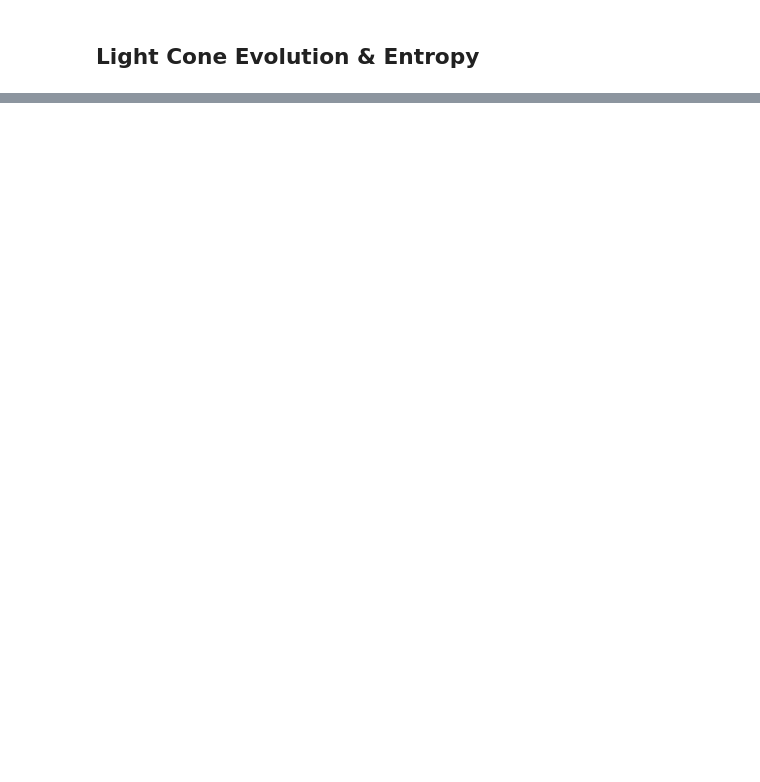
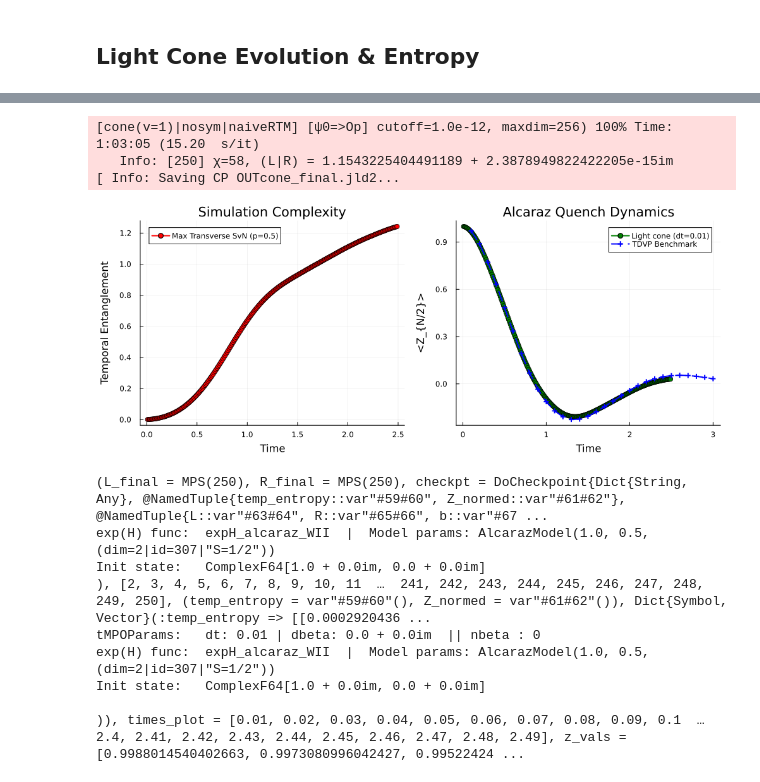
Before and after one commit to jmarquezol/QuantumMaster, a Jupyter notebook: master_thesis/2_test_MPO.ipynb, the cells around one changed output, grey strips where cells are left out. Saved outputs shown, nothing was run; the diff lists cells and outputs as text; code cells hidden in the pictures; blank space fills up the shorter version.

```diff
--- a/master_thesis/2_test_MPO.ipynb
+++ b/master_thesis/2_test_MPO.ipynb
@@ -963,22 +200,0 @@ end
-# %%
-# Plotting
-
-p_plot = plot(
-    title="Alcaraz Dynamics: Integrable vs Chaotic",
-    xlabel="Time (T)",
-    ylabel="<Z> at center",
-    legend=:topright,
-    grid=true
-)
-
-for (idx, p) in enumerate(p_values)
-    plot!(p_plot, global_times, results_Z[p],
-        label=labels[idx],
-        lw=2,
-        color=colors[idx],
-        markershape=markers[idx],
-        markerindices=1:10:length(global_times)
-    )
-end
-
-display(p_plot)
@@ -1227,0 +285,24 @@ display(p_plot)
+# %%
+mpo_generator = expH_alcaraz_WII # not optimised version
+
+results = run_light_cone_evol(
+    mpo_generator;
+    dt = 0.01,
+    p = 0.5,
+    times_tdvp = times_tdvp,
+    z_tdvp = z_tdvp
+)
+# %% [output]
+[cone(v=1)|nosym|naiveRTM] [ψ0=>Op] cutoff=1.0e-12, maxdim=256) 100% Time: 1:03:05 (15.20  s/it)
+   Info: [250] χ=58, (L|R) = 1.1543225404491189 + 2.3878949822422205e-15im
+[ Info: Saving CP OUTcone_final.jld2...
+[figure, added]
+(L_final = MPS(250), R_final = MPS(250), checkpt = DoCheckpoint{Dict{String, Any}, @NamedTuple{temp_entropy::var"#59#60", Z_normed::var"#61#62"}, @NamedTuple{L::var"#63#64", R::var"#65#66", b::var"#67 ...
+exp(H) func:  expH_alcaraz_WII  |  Model params: AlcarazModel(1.0, 0.5, (dim=2|id=307|"S=1/2"))
+Init state:   ComplexF64[1.0 + 0.0im, 0.0 + 0.0im]
+), [2, 3, 4, 5, 6, 7, 8, 9, 10, 11  …  241, 242, 243, 244, 245, 246, 247, 248, 249, 250], (temp_entropy = var"#59#60"(), Z_normed = var"#61#62"()), Dict{Symbol, Vector}(:temp_entropy => [[0.0002920436 ...
+tMPOParams:   dt: 0.01 | dbeta: 0.0 + 0.0im  || nbeta : 0
+exp(H) func:  expH_alcaraz_WII  |  Model params: AlcarazModel(1.0, 0.5, (dim=2|id=307|"S=1/2"))
+Init state:   ComplexF64[1.0 + 0.0im, 0.0 + 0.0im]
+
+)), times_plot = [0.01, 0.02, 0.03, 0.04, 0.05, 0.06, 0.07, 0.08, 0.09, 0.1  …  2.4, 2.41, 2.42, 2.43, 2.44, 2.45, 2.46, 2.47, 2.48, 2.49], z_vals = [0.9988014540402663, 0.9973080996042427, 0.99522424 ...
```
Also changed, not shown: parts of 51 cells of this notebook, 2 other files.
